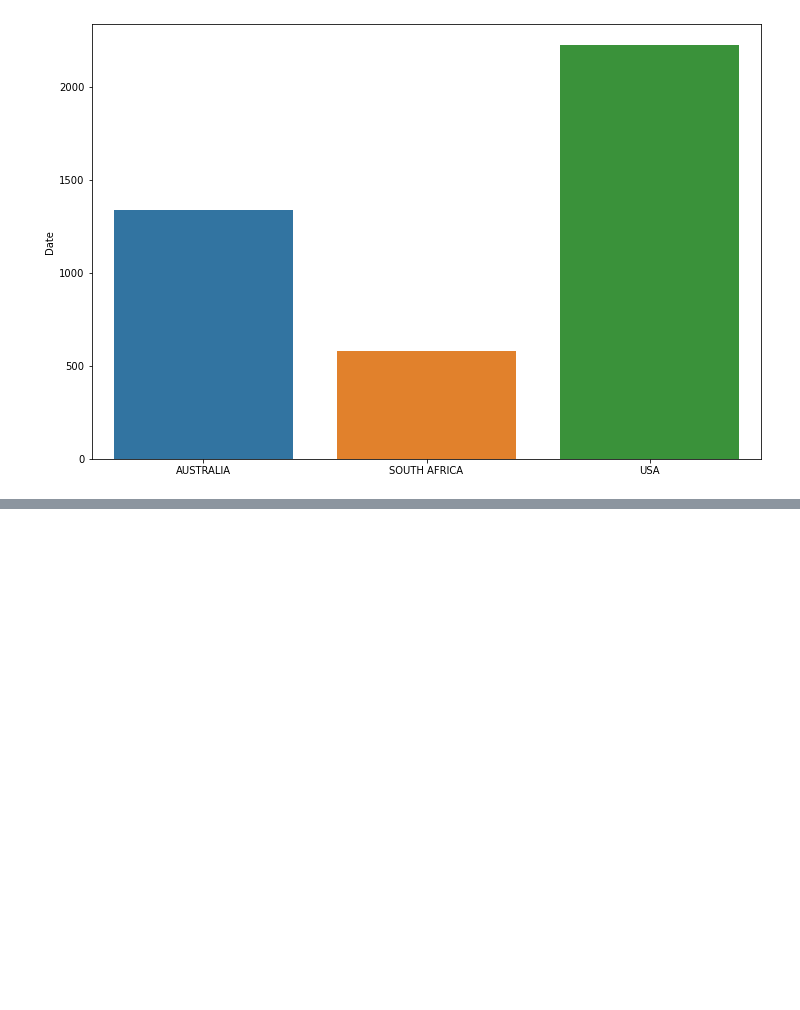
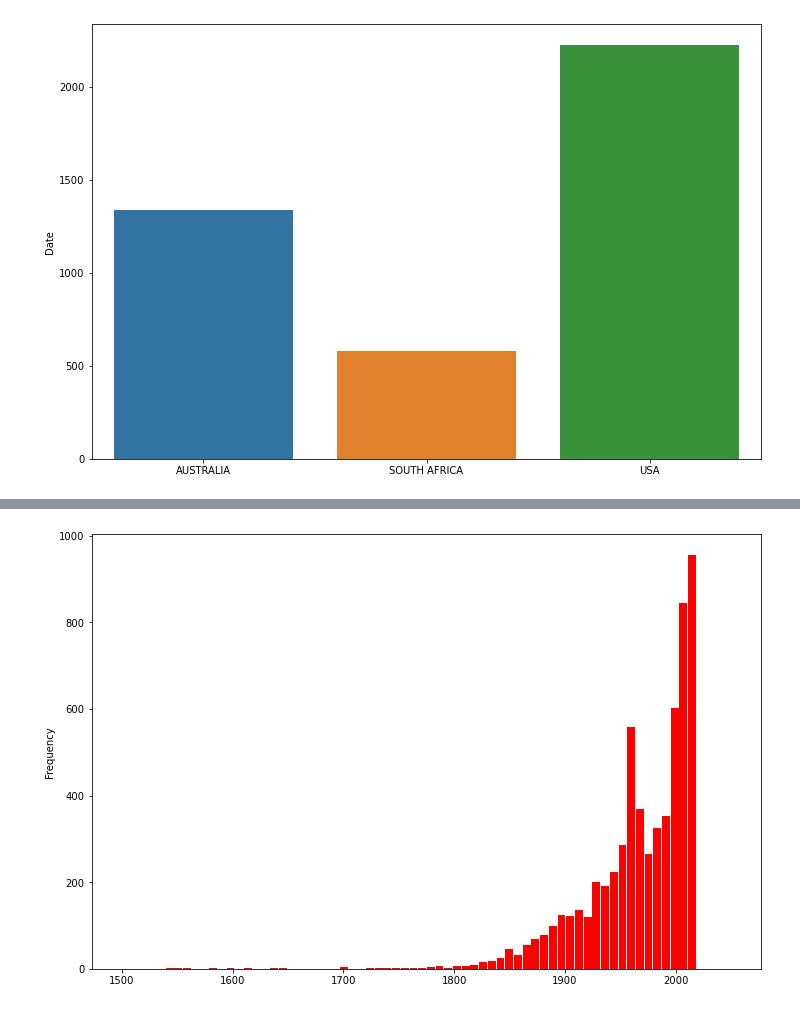
Before and after one commit to DiegoCefalo/Jaws, a Jupyter notebook: clean.ipynb, the cells around one changed output, grey strips where cells are left out. Cells and saved outputs as stored; diff of their text form; code cells hidden in the pictures; blank space fills up the shorter version.

```diff
--- a/clean.ipynb
+++ b/clean.ipynb
@@ -86,3 +87,4 @@ def find_age(x):
 # %%
-sharks['Age'] = sharks['Age'].apply(lambda x : find_age(x) if(np.all(pd.notnull(x))) else x)
+#Cleaning "Age" column by finding ages only
+sharks['Age'] = sharks['Age'].apply(lambda x : sr.find_age(x) if(np.all(pd.notnull(x))) else x)
 # %%
@@ -180,0 +192,6 @@ sharks
+# %%
+#Filling NaN with "other"
+sharks['Type'].fillna(value ='other', inplace = True)
+# %%
+#Grouping all similar types into one "boat" category and non descriptive types into "other"
+sharks['Type'].replace({'Boating' : 'Boat', 'Boatomg' : 'Boat', 'Invalid' : 'Other', 'other' : 'Other', 'Questionable' : 'Other'}, inplace = True)
@@ -180,0 +213,5 @@ sharks
+# %%
+#Plotting number of reports per year
+sharks.Year.plot.hist(bins=70, color='Red', rwidth=0.90, figsize=(12, 8), range = [1500,2050])
+# %% [output]
+[figure, added]
```
Also changed, not shown: parts of 48 cells of this notebook, 10 other files.
